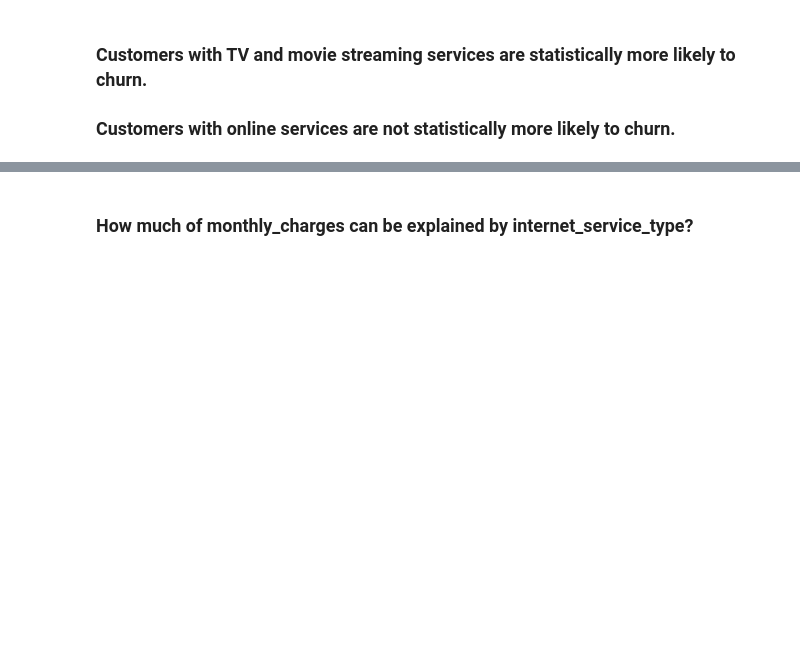
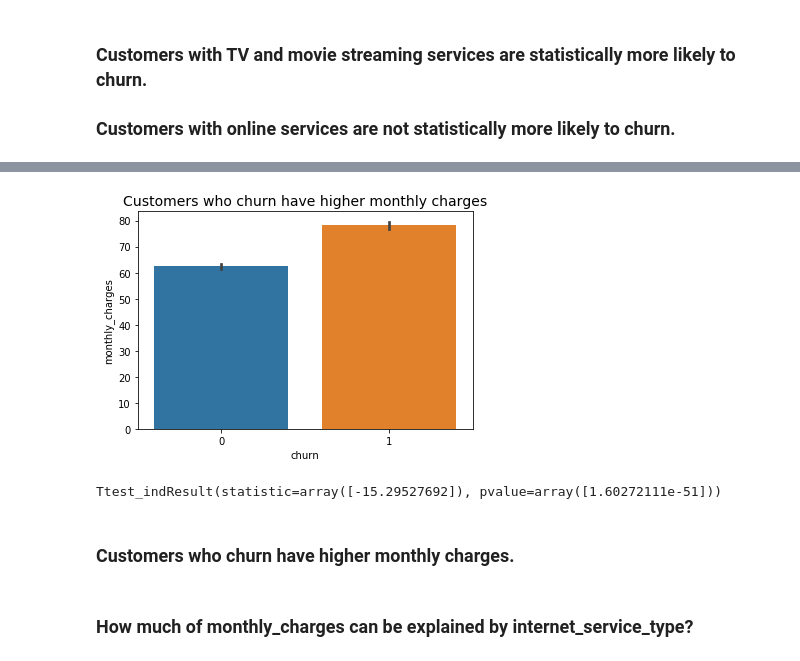
Before and after one commit to soslin/telco-churn-project, a Jupyter notebook: telco_customer_churn.ipynb, the cells around one changed output, grey strips where cells are left out. Saved outputs shown, nothing was run; the diff lists cells and outputs as text; code cells hidden in the pictures; blank space fills up the shorter version.

```diff
--- a/telco_customer_churn.ipynb
+++ b/telco_customer_churn.ipynb
@@ -686,3 +686,5 @@ H<sub>a</sub>:  Mean monthly charges are the same.
 # %%
-X_train_reduced = X_train.drop(columns = ['phone_service', 'multiple_lines', 'services', 'monthly', 'one_year', 'two_year','DSL', 'fiber_optic', 'no_internet']
-X_train_monthly_charges = pd.DataFrame.X_train_reduced['monthly_charges']
+X_train_reduced = X_train.drop(columns = ['phone_service', 'multiple_lines', 'services', 'monthly', 'one_year', 'two_year','DSL', 'fiber_optic', 'no_internet'])
+X_train_monthly_charges = pd.DataFrame(X_train_reduced['monthly_charges'])
+subgroup0 = X_train_monthly_charges[(y_train == 0).churn]
+subgroup1 = X_train_monthly_charges[(y_train == 1).churn]
@@ -693,3 +691,15 @@ test_results = stats.ttest_ind(X_train_reduced. == 1, y_train[X_train.phone_serv
+# %%
+sns.barplot(x = y_train.churn, y = X_train_monthly_charges.monthly_charges).set_title('Customers who churn have higher monthly charges', fontsize = 14)
+plt.show()
+# %% [output]
+[figure, added]
+# %%
+test_results = stats.ttest_ind(subgroup0, subgroup1)
+test_results
+# %% [output]
+Ttest_indResult(statistic=array([-15.29527692]), pvalue=array([1.60272111e-51]))
+# %% [markdown]
+### Customers who churn have higher monthly charges.
 # %% [markdown]
 ### How much of monthly_charges can be explained by internet_service_type?
 # %% [markdown]
```
Also changed, not shown: parts of 16 cells of this notebook.
